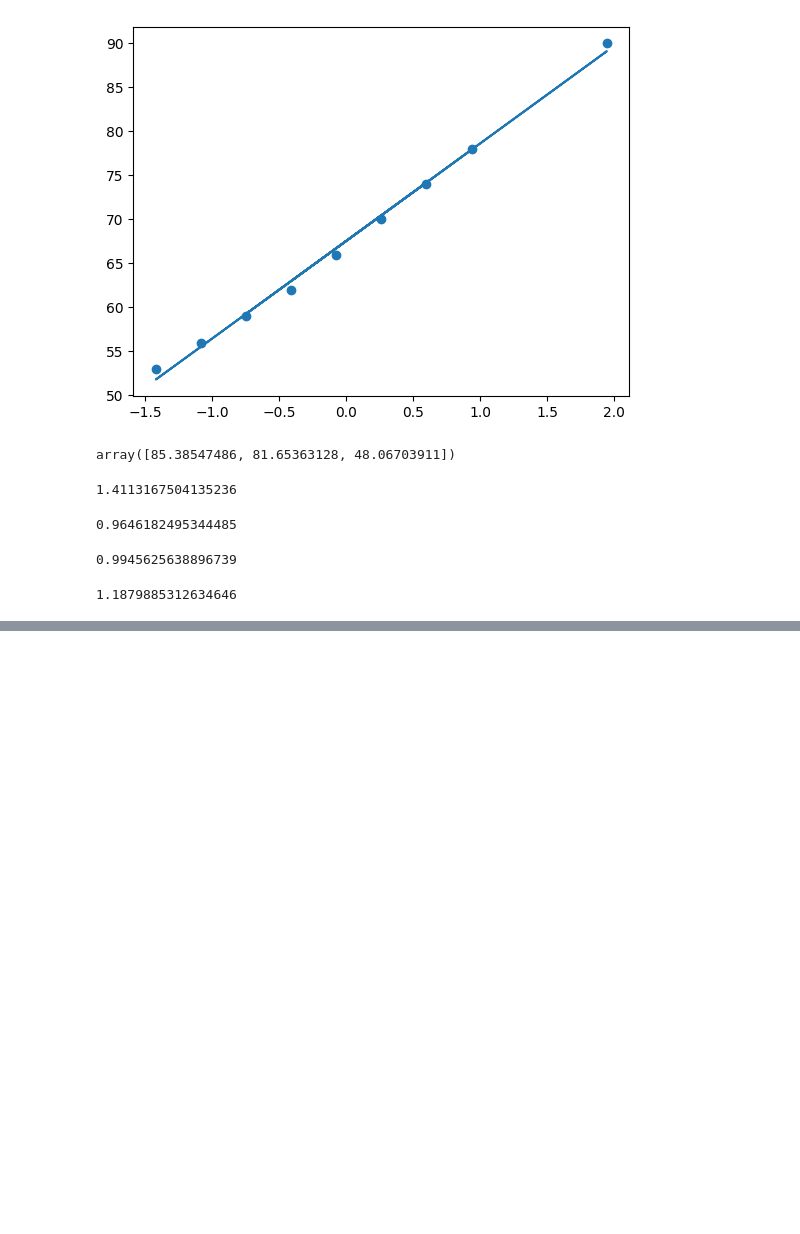
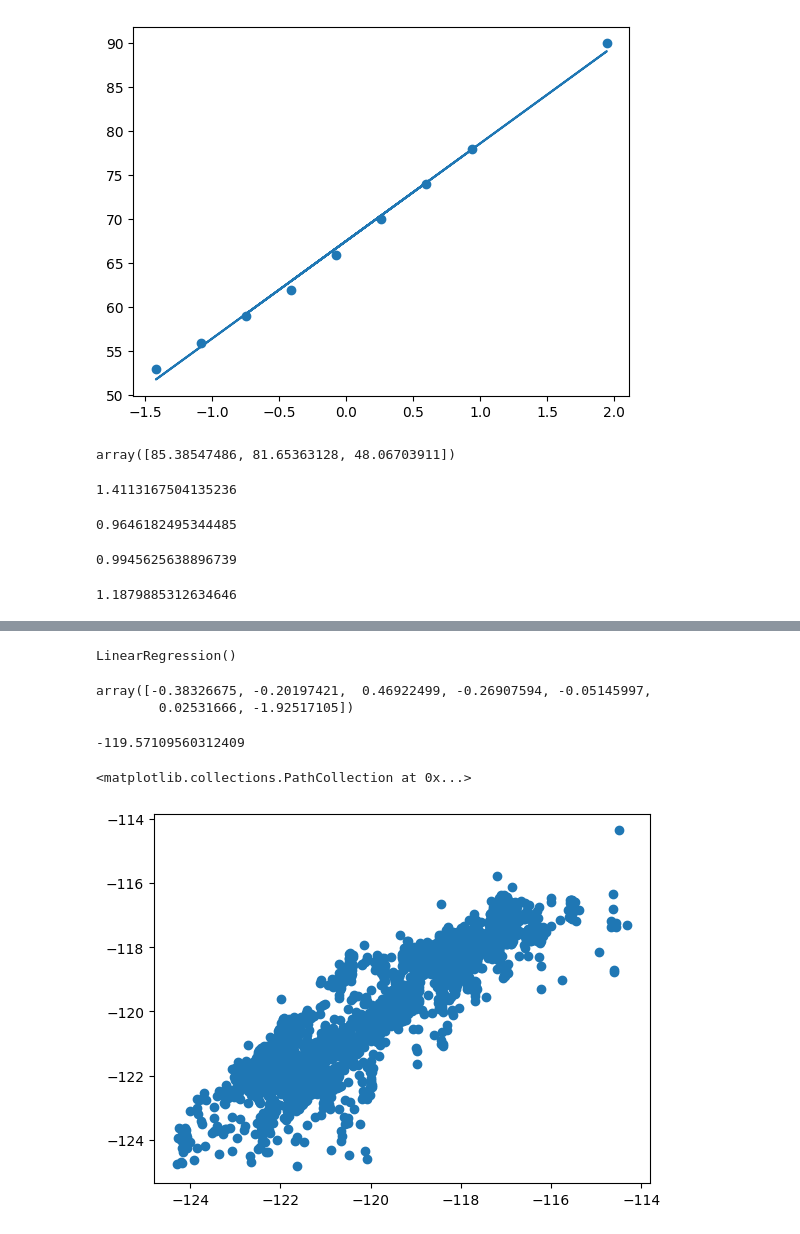
Before and after one commit to Sharath12357/Machine-learning-bootcamp, a Jupyter notebook: simple_linear_regesiion.ipynb, the cells around one changed output, grey strips where cells are left out. Saved outputs shown, nothing was run; the diff lists cells and outputs as text; code cells hidden in the pictures; blank space fills up the shorter version.

```diff
--- a/simple_linear_regesiion.ipynb
+++ b/simple_linear_regesiion.ipynb
@@ -213,0 +467,3 @@ rmse
+# %%
+X_train_scaled=scaler.fit_transform(X_train)
+X_test_scaled=scaler.transform(X_test)
@@ -213,0 +490,23 @@ rmse
+# %%
+from sklearn.linear_model import LinearRegression
+regression=LinearRegression()
+# %%
+regression.fit(X_train_scaled,y_train)
+# %% [output]
+LinearRegression()
+# %%
+y_pred=regression.predict(X_test_scaled)
+# %%
+regression.coef_
+# %% [output]
+array([-0.38326675, -0.20197421,  0.46922499, -0.26907594, -0.05145997,
+        0.02531666, -1.92517105])
+# %%
+regression.intercept_
+# %% [output]
+-119.57109560312409
+# %%
+plt.scatter(y_test,y_pred)
+# %% [output]
+<matplotlib.collections.PathCollection at 0x...>
+[figure, added]
```
Also changed, not shown: parts of 39 cells of this notebook, 2 other files.
